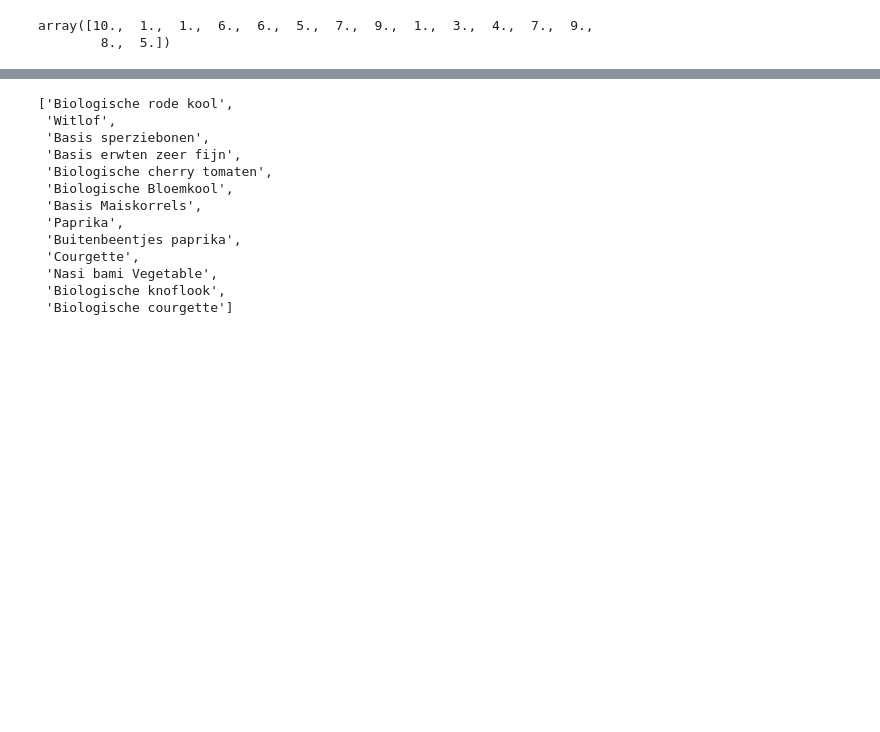
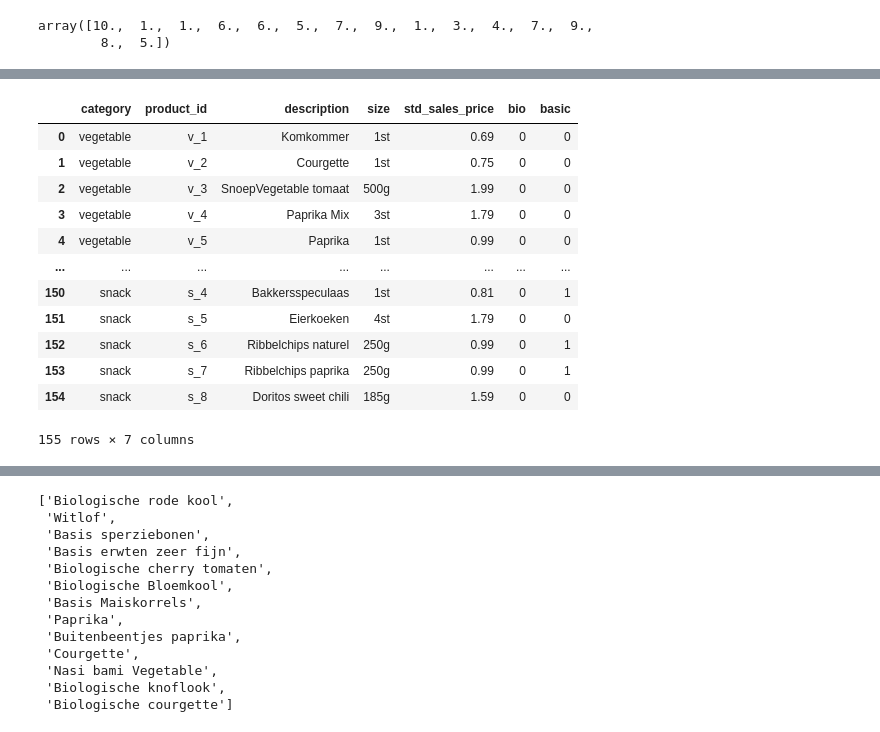
Before and after one commit to JiapengFan/JBG050-group-4, a Jupyter notebook: final_model_random_forest.ipynb, the cells around one changed output, grey strips where cells are left out. Saved outputs shown, nothing was run; the diff lists cells and outputs as text; code cells hidden in the pictures; blank space fills up the shorter version.

```diff
--- a/final_model_random_forest.ipynb
+++ b/final_model_random_forest.ipynb
@@ -50,6 +50,8 @@ rmse
 # Visualization
 # %%
 from matplotlib import pyplot as plt
+# %%
+data_products = pd.read_csv("./data/products.csv")
 # %%
 def forest_variables_single_product(product_data, productEncoder):
     prices = product_data['price']
@@ -237,0 +241,16 @@ useful_products
+# %%
+data_products
+# %% [output]
+|  | category | product_id | description | size | std_sales_price | bio | basic |
+| 0 | vegetable | v_1 | Komkommer | 1st | 0.69 | 0 | 0 |
+| 1 | vegetable | v_2 | Courgette | 1st | 0.75 | 0 | 0 |
+| 2 | vegetable | v_3 | SnoepVegetable tomaat | 500g | 1.99 | 0 | 0 |
+| 3 | vegetable | v_4 | Paprika Mix | 3st | 1.79 | 0 | 0 |
+| 4 | vegetable | v_5 | Paprika | 1st | 0.99 | 0 | 0 |
+| ... | ... | ... | ... | ... | ... | ... | ... |
+| 150 | snack | s_4 | Bakkersspeculaas | 1st | 0.81 | 0 | 1 |
+| 151 | snack | s_5 | Eierkoeken | 4st | 1.79 | 0 | 0 |
+| 152 | snack | s_6 | Ribbelchips naturel | 250g | 0.99 | 0 | 1 |
+| 153 | snack | s_7 | Ribbelchips paprika | 250g | 0.99 | 0 | 1 |
+| 154 | snack | s_8 | Doritos sweet chili | 185g | 1.59 | 0 | 0 |
+155 rows × 7 columns
```
Also changed, not shown: parts of 23 cells of this notebook.
